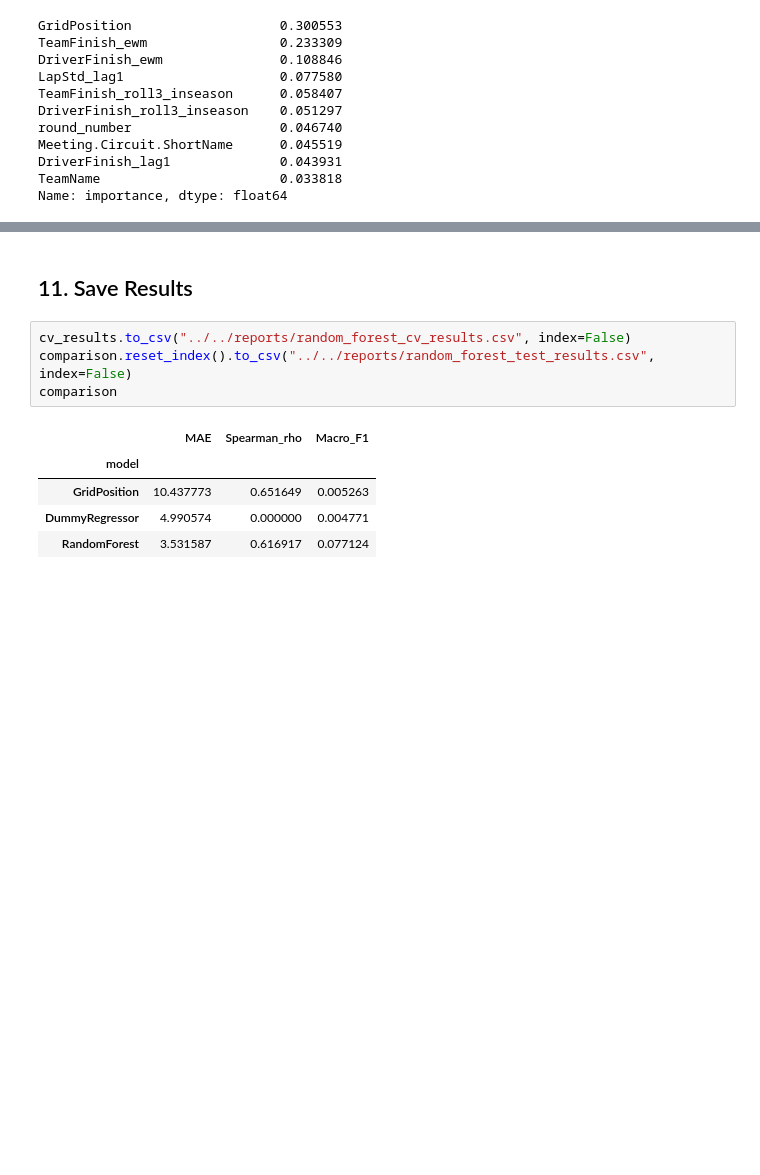
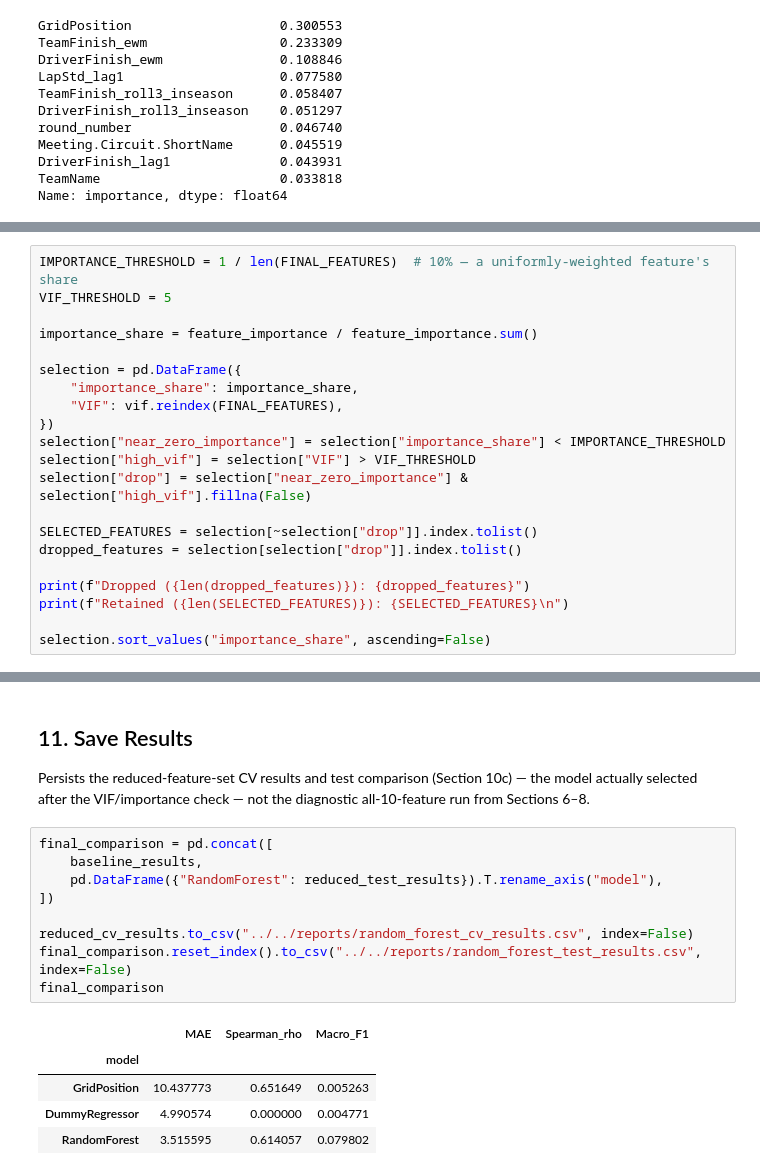
Before and after one commit to swaroopnayak1/f1-pit-wall, a Jupyter notebook: pipeline/model/random_forest.ipynb, the cells around one changed output, grey strips where cells are left out. Cells and saved outputs as stored; diff of their text form; blank space fills up the shorter version.

```diff
--- a/pipeline/model/random_forest.ipynb
+++ b/pipeline/model/random_forest.ipynb
@@ -207,0 +245,21 @@ Name: importance, dtype: float64
+# %%
+IMPORTANCE_THRESHOLD = 1 / len(FINAL_FEATURES)  # 10% — a uniformly-weighted feature's share
+VIF_THRESHOLD = 5
+
+importance_share = feature_importance / feature_importance.sum()
+
+selection = pd.DataFrame({
+    "importance_share": importance_share,
+    "VIF": vif.reindex(FINAL_FEATURES),
+})
+selection["near_zero_importance"] = selection["importance_share"] < IMPORTANCE_THRESHOLD
+selection["high_vif"] = selection["VIF"] > VIF_THRESHOLD
+selection["drop"] = selection["near_zero_importance"] & selection["high_vif"].fillna(False)
+
+SELECTED_FEATURES = selection[~selection["drop"]].index.tolist()
+dropped_features = selection[selection["drop"]].index.tolist()
+
+print(f"Dropped ({len(dropped_features)}): {dropped_features}")
+print(f"Retained ({len(SELECTED_FEATURES)}): {SELECTED_FEATURES}\n")
+
+selection.sort_values("importance_share", ascending=False)
@@ -208,15 +326,22 @@ Name: importance, dtype: float64
 # %% [markdown]
 ## 11. Save Results
+
+Persists the reduced-feature-set CV results and test comparison (Section 10c) — the model actually selected after the VIF/importance check — not the diagnostic all-10-feature run from Sections 6–8.
 # %%
-cv_results.to_csv("../../reports/random_forest_cv_results.csv", index=False)
-comparison.reset_index().to_csv("../../reports/random_forest_test_results.csv", index=False)
-comparison
+final_comparison = pd.concat([
+    baseline_results,
+    pd.DataFrame({"RandomForest": reduced_test_results}).T.rename_axis("model"),
+])
+
+reduced_cv_results.to_csv("../../reports/random_forest_cv_results.csv", index=False)
+final_comparison.reset_index().to_csv("../../reports/random_forest_test_results.csv", index=False)
+final_comparison
 # %% [output]
 |  | MAE | Spearman_rho | Macro_F1 |
 | model |  |  |  |
 | GridPosition | 10.437773 | 0.651649 | 0.005263 |
 | DummyRegressor | 4.990574 | 0.000000 | 0.004771 |
-| RandomForest | 3.531587 | 0.616917 | 0.077124 |
+| RandomForest | 3.515595 | 0.614057 | 0.079802 |
 # %% [markdown]
 ## 12. Takeaways
 
```
Also changed, not shown: parts of 7 cells of this notebook, 7 other files.
